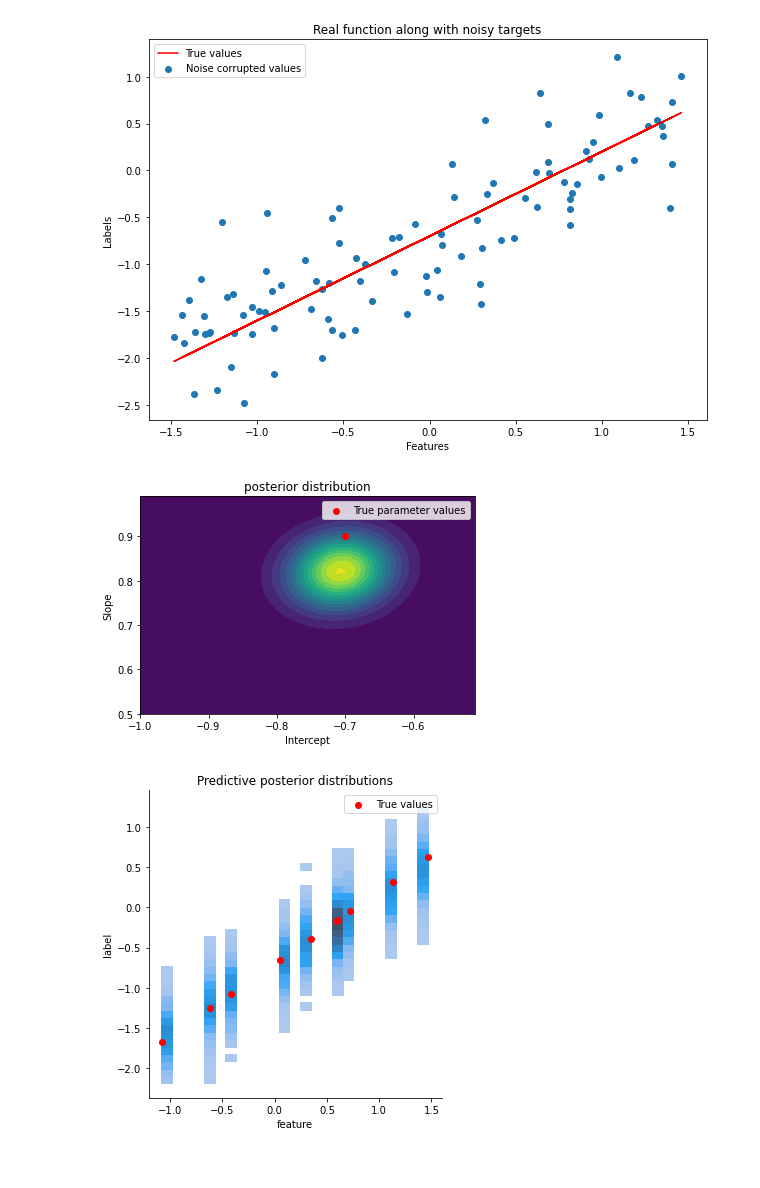
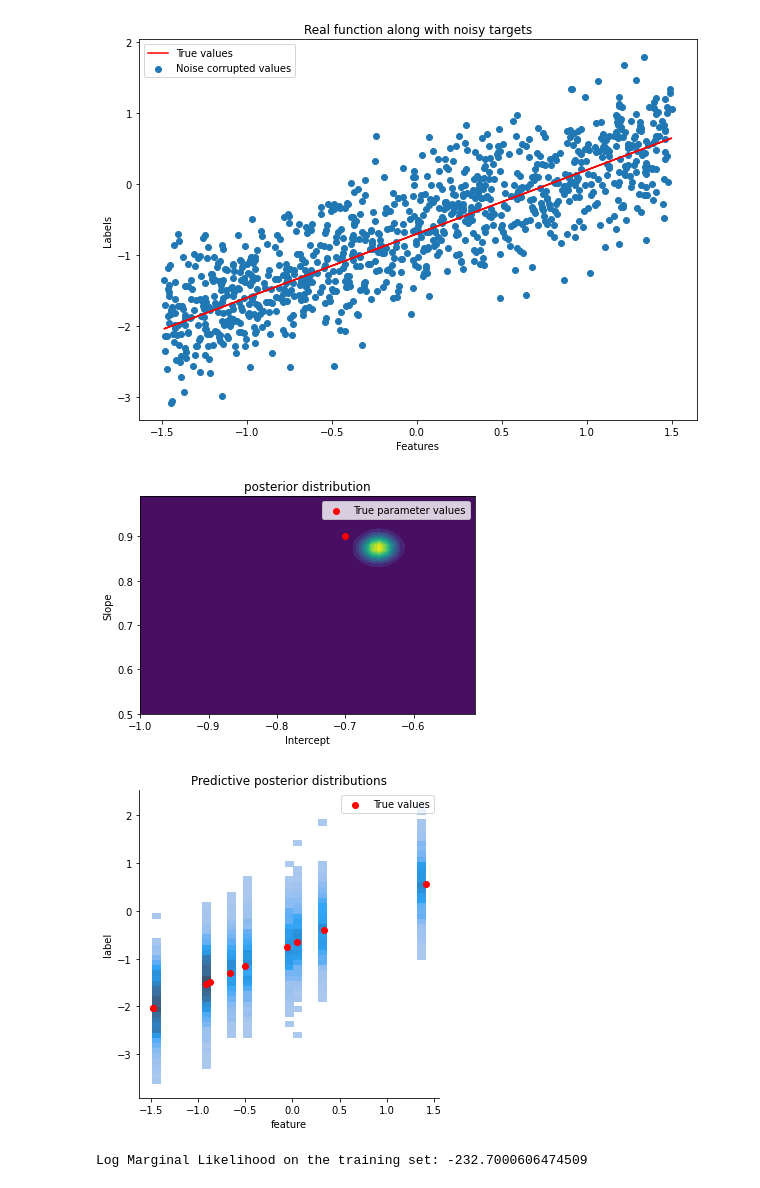
Before and after one commit to Lucas-Florin/dais-for-neural-processes, a Jupyter notebook: BayesianLinearRegression.ipynb, the cells around one changed output. Cells and saved outputs as stored; diff of their text form; code cells hidden in the pictures.

```diff
--- a/BayesianLinearRegression.ipynb
+++ b/BayesianLinearRegression.ipynb
@@ -8,7 +8,7 @@ from scipy.stats import norm as univariate_normal
 seed = 42
 np.random.seed(seed)
 
-n_datapoints = 100
+n_datapoints = 1000
 intercept = -0.7
 slope = 0.9
 noise_std_dev = 0.5
@@ -17,26 +17,26 @@ lower_bound = -1.5
 upper_bound = 1.5
 
 
-features = np.random.uniform(lower_bound, upper_bound, n_datapoints)
-noisy_labels = slope * features + intercept + np.random.normal(0, noise_std_dev, n_datapoints)
-true_labels = slope * features + intercept
+train_points = np.random.uniform(lower_bound, upper_bound, n_datapoints)
+noisy_labels = slope * train_points + intercept + np.random.normal(0, noise_std_dev, n_datapoints)
+true_labels = slope * train_points + intercept
 
 # Plot the dataset
 plt.figure(figsize=(10,7))
-plt.plot(features, true_labels, color='r', label="True values")
-plt.scatter(features, noisy_labels, label="Noise corrupted values")
+plt.plot(train_points, true_labels, color='r', label="True values")
+plt.scatter(train_points, noisy_labels, label="Noise corrupted values")
 plt.xlabel("Features")
 plt.ylabel("Labels")
 plt.title("Real function along with noisy targets")
 plt.legend();
 # %% [output]
-[figure, old version]
+[figure, new version]
 # %%
 feature_dim = 2
 
-feature_matrix = np.stack((np.ones(n_datapoints),features), axis=1)
+feature_matrix = np.stack((np.ones(n_datapoints),train_points), axis=1)
 
-precision = 0.5
+precision = 0.2
 prior_mean = np.zeros(feature_dim)
 prior_cov = np.identity(feature_dim) * (1.0/precision)
 
@@ -61,7 +61,7 @@ plt.xlabel("Intercept")
 plt.ylabel("Slope")
 plt.legend();
 # %% [output]
-[figure, old version]
+[figure, new version]
 # %%
 # Check posterior predictive distribution
 n_test_points = 10
@@ -70,27 +70,45 @@ test_points = np.random.uniform(lower_bound, upper_bound, n_test_points)
 # %%
 import pandas as pd
 import seaborn as sns
 
 all_rows = []
 sample_size = 1000
 
 true_labels = slope * test_points + intercept
 
 for point in test_points:
     test_features = np.stack((np.ones(1), np.array([point])), axis=1)
     pred_mean = test_features.dot(posterior_mean)
     pred_cov = test_features.dot(posterior_cov.dot(test_features.T)) + noise_var
-    predictive = univariate_normal(pred_mean[i].flatten(), pred_cov)
+    predictive = univariate_normal(pred_mean.flatten(), math.sqrt(pred_cov))
 
     sample_predicted_labels = predictive.rvs(size=sample_size)
     for label in sample_predicted_labels:
         all_rows.append([point, label])
 
 all_data = pd.DataFrame(all_rows, columns=["feature", "label"])
 sns.displot(data=all_data, x="feature", y="label")
 plt.scatter(x=test_points, y=true_labels, color="red", label="True values")
 plt.title("Predictive posterior distributions")
 plt.legend()
 plt.plot();
 # %% [output]
-[figure, old version]
+[figure, new version]
+# %%
+import math
+
+# Compute log marginal likelihood
+log_ml = 0
+for i in range(0, n_datapoints):
+    train_features = np.stack((np.ones(1), np.array([train_points[i]])), axis=1)
+    pred_mean = train_features.dot(posterior_mean)
+    pred_cov = train_features.dot(posterior_cov.dot(train_features.T)) + noise_var
+    predictive = univariate_normal(pred_mean, math.sqrt(pred_cov))
+
+    true_label = train_points[i] * slope + intercept
+    # print("true output: " + str(true_label), "pred mean: " + str(pred_mean), "pred covariance: " + str(pred_cov), "pred probability: " + str(predictive.pdf(true_label)))
+    log_ml += math.log(predictive.pdf(true_label))
+
+print("Log Marginal Likelihood on the training set: " + str(log_ml))
+# %% [output]
+Log Marginal Likelihood on the training set: -232.7000606474509
```
Also changed, not shown: parts of 3 cells of this notebook.
